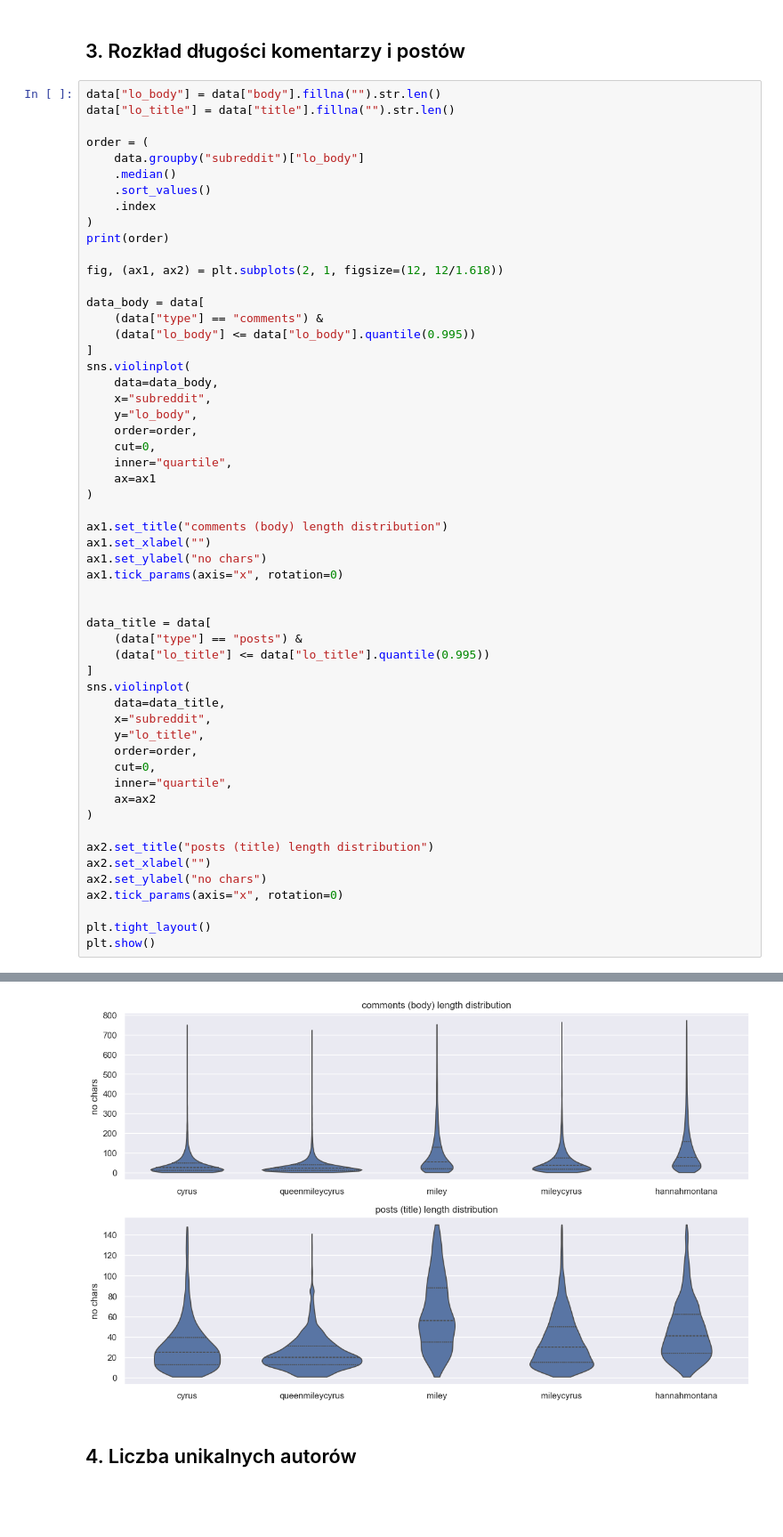
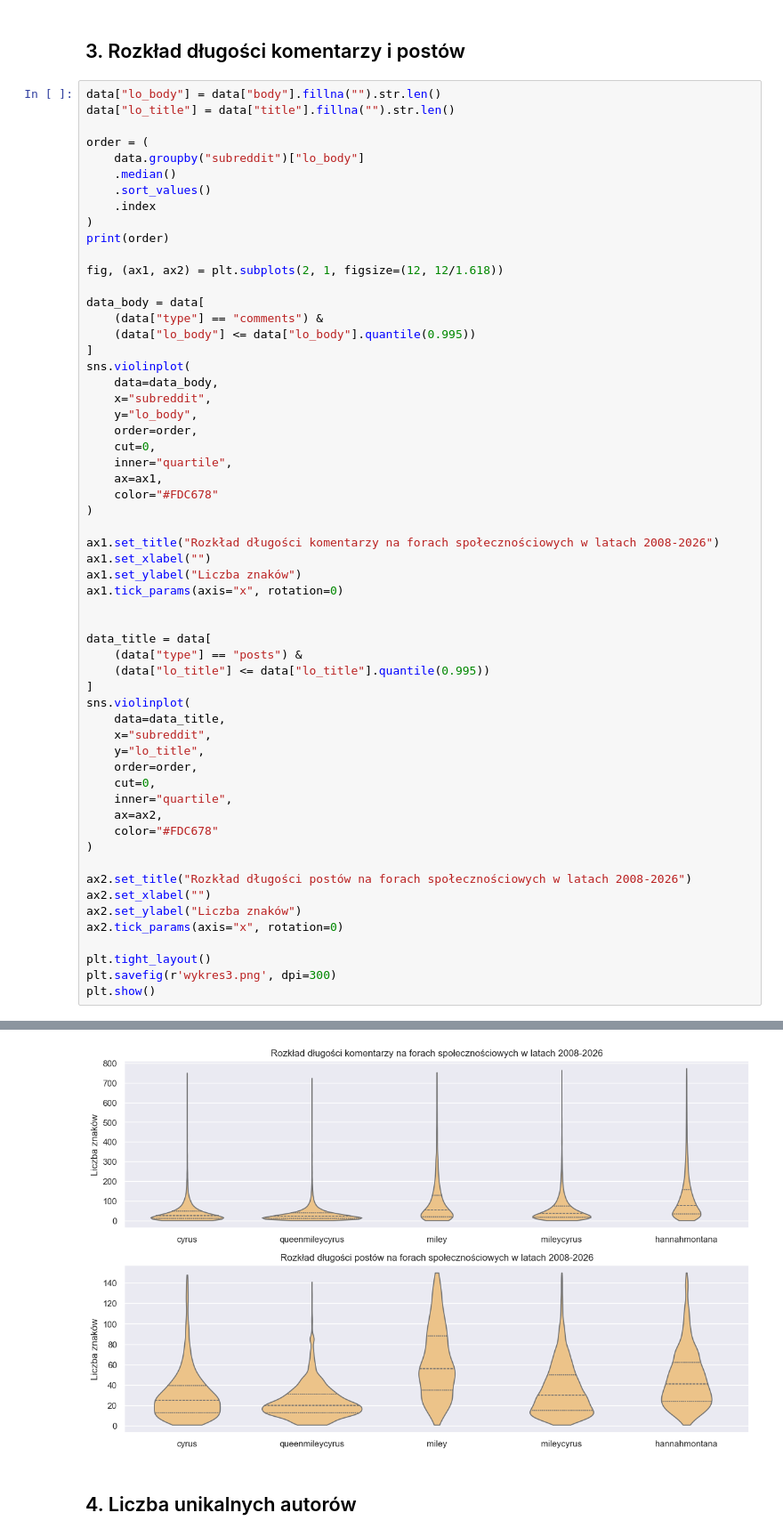
Before and after one commit to iga-bochniak/Spolecznosc-muzyczna-Reddit, a Jupyter notebook: EDA.ipynb, the cells around one changed output, grey strips where cells are left out. Shown at 89% size. Saved outputs shown, nothing was run; the diff lists cells and outputs as text; blank space fills up the shorter version.

Commit message:
EDA polskie nazwy na wykresach

```diff
--- a/EDA.ipynb
+++ b/EDA.ipynb
@@ -249,40 +253,43 @@ sns.violinplot(
     y="lo_body",
     order=order,
     cut=0,
     inner="quartile",
-    ax=ax1
+    ax=ax1,
+    color="#FDC678"
 )
 
-ax1.set_title("comments (body) length distribution")
+ax1.set_title("Rozkład długości komentarzy na forach społecznościowych w latach 2008-2026")
 ax1.set_xlabel("")
-ax1.set_ylabel("no chars")
+ax1.set_ylabel("Liczba znaków")
 ax1.tick_params(axis="x", rotation=0)
 
 
 data_title = data[
     (data["type"] == "posts") &
     (data["lo_title"] <= data["lo_title"].quantile(0.995))
 ]
 sns.violinplot(
     data=data_title,
     x="subreddit",
     y="lo_title",
     order=order,
     cut=0,
     inner="quartile",
-    ax=ax2
+    ax=ax2,
+    color="#FDC678"
 )
 
-ax2.set_title("posts (title) length distribution")
+ax2.set_title("Rozkład długości postów na forach społecznościowych w latach 2008-2026")
 ax2.set_xlabel("")
-ax2.set_ylabel("no chars")
+ax2.set_ylabel("Liczba znaków")
 ax2.tick_params(axis="x", rotation=0)
 
 plt.tight_layout()
+plt.savefig(r'wykres3.png', dpi=300)
 plt.show()
 # %% [output]
 Index(['cyrus', 'queenmileycyrus', 'miley', 'mileycyrus', 'hannahmontana'], dtype='object', name='subreddit')
-[figure, old version]
+[figure, new version]
 # %% [markdown]
 ## 4. Liczba unikalnych autorów
 # %%
```
Also changed, not shown: parts of 7 cells of this notebook, 6 other files.
